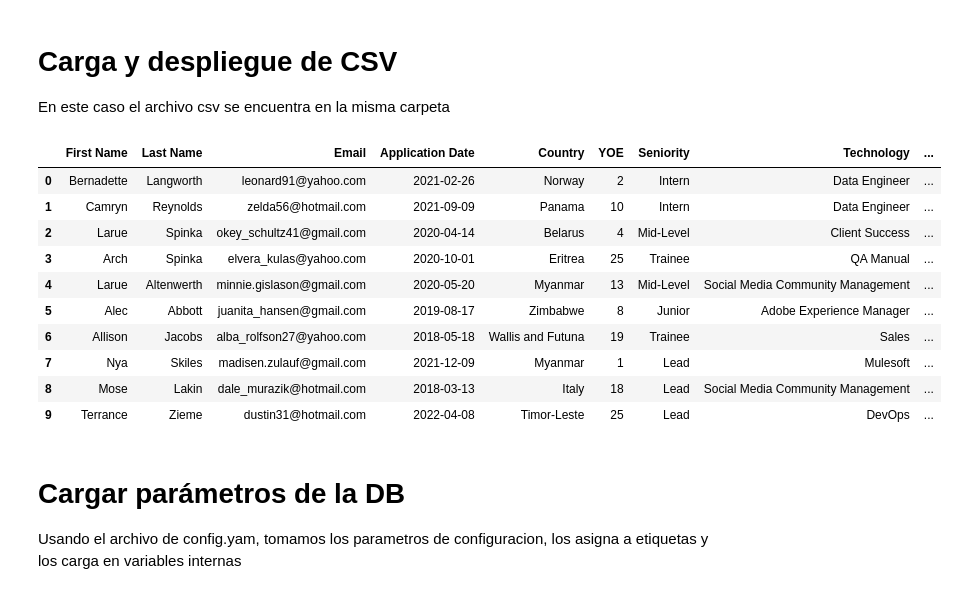
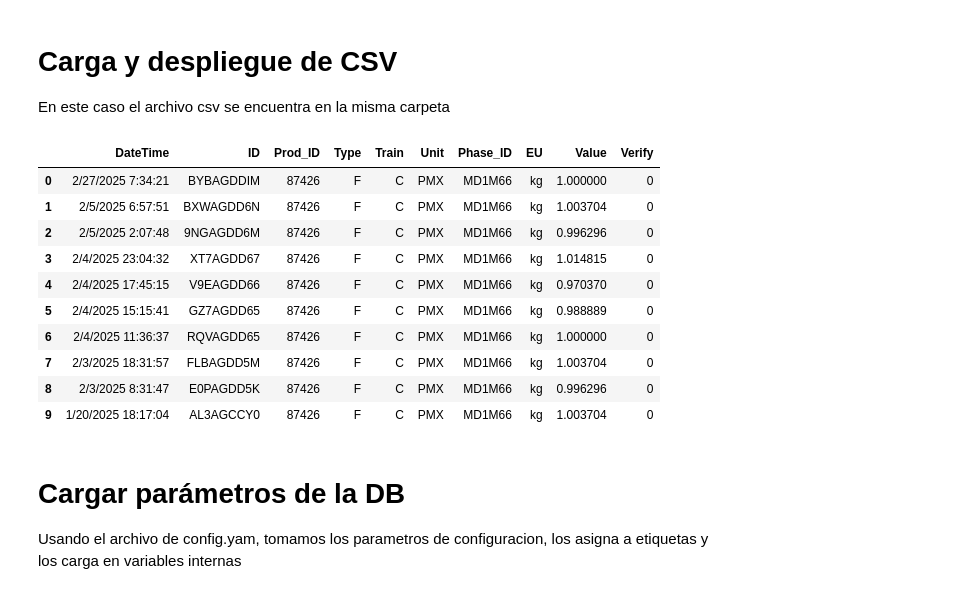
Before and after one commit to ygalves/ETL_project, a Jupyter notebook: ETLprj_extract.ipynb, the cells around one changed output. Saved outputs shown, nothing was run; the diff lists cells and outputs as text; code cells hidden in the pictures.

```diff
--- a/ETLprj_extract.ipynb
+++ b/ETLprj_extract.ipynb
@@ -70,22 +68,22 @@ def load_config(file_path="W001_config.yaml"):
 En este caso el archivo csv se encuentra en la misma carpeta
 # %%
 # Carga de archivo CSV
-csv = pd.read_csv("candidates.csv", header=0,delimiter=';') #espicifico qu etiene encabezados y esta separado por ;
+csv = pd.read_csv("Dataset/caso etl.csv", header=0,delimiter=',') #espicifico qu etiene encabezados y esta separado por ;
 
 # Mostrar el top(5) del DataFrame
 csv.head(10)
 # %% [output]
-|  | First Name | Last Name | Email | Application Date | Country | YOE | Seniority | Technology | ... |
-| 0 | Bernadette | Langworth | leonard91@yahoo.com | 2021-02-26 | Norway | 2 | Intern | Data Engineer | ... |
-| 1 | Camryn | Reynolds | zelda56@hotmail.com | 2021-09-09 | Panama | 10 | Intern | Data Engineer | ... |
-| 2 | Larue | Spinka | okey_schultz41@gmail.com | 2020-04-14 | Belarus | 4 | Mid-Level | Client Success | ... |
-| 3 | Arch | Spinka | elvera_kulas@yahoo.com | 2020-10-01 | Eritrea | 25 | Trainee | QA Manual | ... |
-| 4 | Larue | Altenwerth | minnie.gislason@gmail.com | 2020-05-20 | Myanmar | 13 | Mid-Level | Social Media Community Management | ... |
-| 5 | Alec | Abbott | juanita_hansen@gmail.com | 2019-08-17 | Zimbabwe | 8 | Junior | Adobe Experience Manager | ... |
-| 6 | Allison | Jacobs | alba_rolfson27@yahoo.com | 2018-05-18 | Wallis and Futuna | 19 | Trainee | Sales | ... |
-| 7 | Nya | Skiles | madisen.zulauf@gmail.com | 2021-12-09 | Myanmar | 1 | Lead | Mulesoft | ... |
-| 8 | Mose | Lakin | dale_murazik@hotmail.com | 2018-03-13 | Italy | 18 | Lead | Social Media Community Management | ... |
-| 9 | Terrance | Zieme | dustin31@hotmail.com | 2022-04-08 | Timor-Leste | 25 | Lead | DevOps | ... |
+|  | DateTime | ID | Prod_ID | Type | Train | Unit | Phase_ID | EU | Value | Verify |
+| 0 | 2/27/2025 7:34:21 | BYBAGDDIM | 87426 | F | C | PMX | MD1M66 | kg | 1.000000 | 0 |
+| 1 | 2/5/2025 6:57:51 | BXWAGDD6N | 87426 | F | C | PMX | MD1M66 | kg | 1.003704 | 0 |
+| 2 | 2/5/2025 2:07:48 | 9NGAGDD6M | 87426 | F | C | PMX | MD1M66 | kg | 0.996296 | 0 |
+| 3 | 2/4/2025 23:04:32 | XT7AGDD67 | 87426 | F | C | PMX | MD1M66 | kg | 1.014815 | 0 |
+| 4 | 2/4/2025 17:45:15 | V9EAGDD66 | 87426 | F | C | PMX | MD1M66 | kg | 0.970370 | 0 |
+| 5 | 2/4/2025 15:15:41 | GZ7AGDD65 | 87426 | F | C | PMX | MD1M66 | kg | 0.988889 | 0 |
+| 6 | 2/4/2025 11:36:37 | RQVAGDD65 | 87426 | F | C | PMX | MD1M66 | kg | 1.000000 | 0 |
+| 7 | 2/3/2025 18:31:57 | FLBAGDD5M | 87426 | F | C | PMX | MD1M66 | kg | 1.003704 | 0 |
+| 8 | 2/3/2025 8:31:47 | E0PAGDD5K | 87426 | F | C | PMX | MD1M66 | kg | 0.996296 | 0 |
+| 9 | 1/20/2025 18:17:04 | AL3AGCCY0 | 87426 | F | C | PMX | MD1M66 | kg | 1.003704 | 0 |
 # %% [markdown]
 # Cargar parámetros de la DB
 Usando el archivo de config.yam, tomamos los parametros de configuracion, los asigna a etiquetas y los carga en variables internas
```
Also changed, not shown: parts of 14 cells of this notebook, 4 other files.
